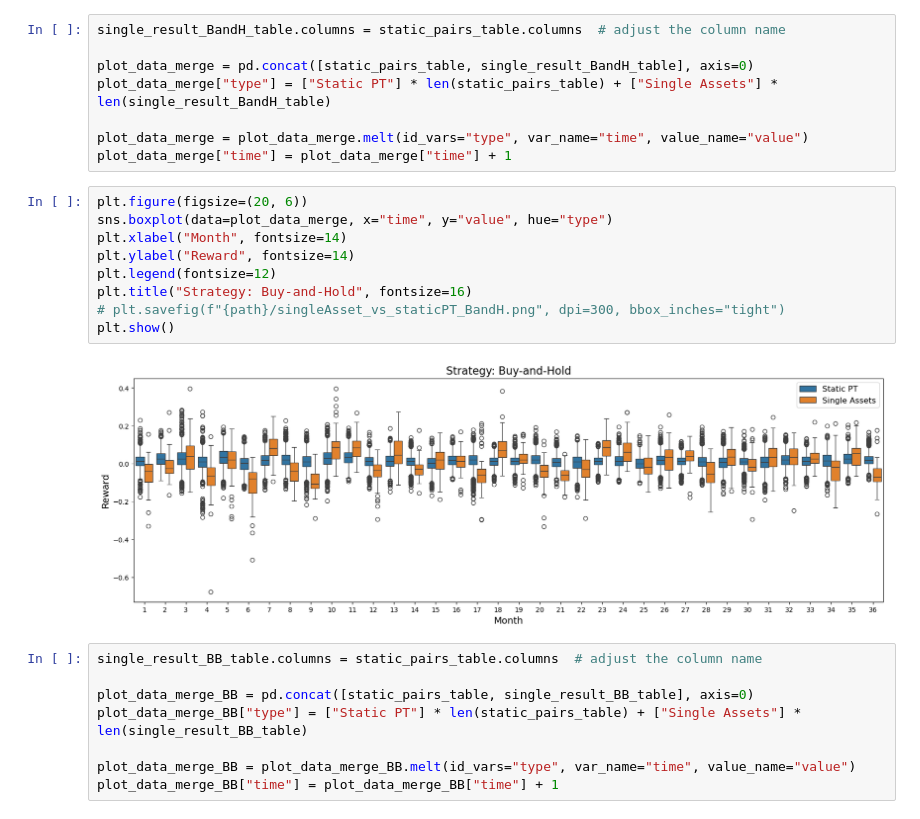
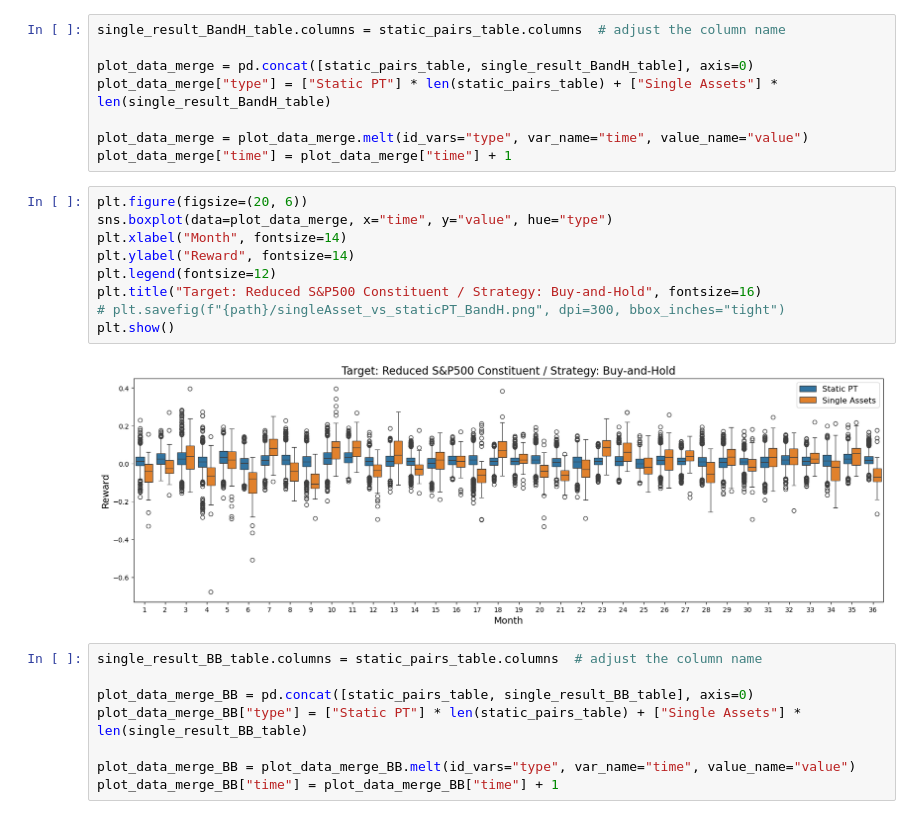
Before and after one commit to DanielHYLai/pairs-trading-with-reinforcement-learning, a Jupyter notebook: pairs-selection/comparison_oos_pairs_reduced.ipynb, the cells around one changed output. Drawn from its saved outputs; the diff is of its cells as text.

```diff
--- a/pairs-selection/comparison_oos_pairs_reduced.ipynb
+++ b/pairs-selection/comparison_oos_pairs_reduced.ipynb
@@ -160,14 +160,14 @@ plot_data_merge["time"] = plot_data_merge["time"] + 1
 # %%
 plt.figure(figsize=(20, 6))
 sns.boxplot(data=plot_data_merge, x="time", y="value", hue="type")
 plt.xlabel("Month", fontsize=14)
 plt.ylabel("Reward", fontsize=14)
 plt.legend(fontsize=12)
-plt.title("Strategy: Buy-and-Hold", fontsize=16)
+plt.title("Target: Reduced S&P500 Constituent / Strategy: Buy-and-Hold", fontsize=16)
 # plt.savefig(f"{path}/singleAsset_vs_staticPT_BandH.png", dpi=300, bbox_inches="tight")
 plt.show()
 # %% [output]
-[figure, old version]
+[figure, new version]
 # %%
 single_result_BB_table.columns = static_pairs_table.columns  # adjust the column name
 
```
Also changed, not shown: parts of 33 cells of this notebook, 2 other files.
